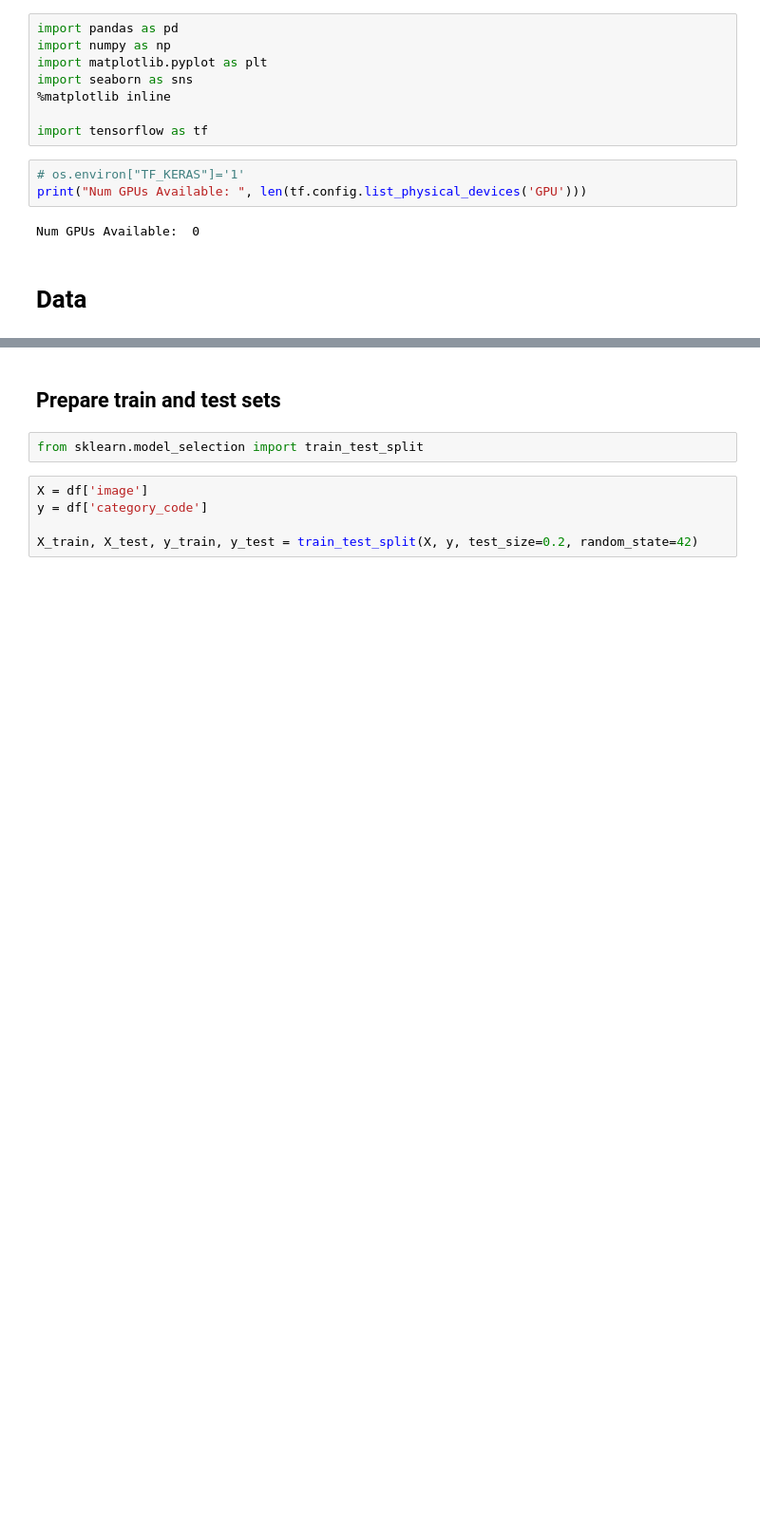
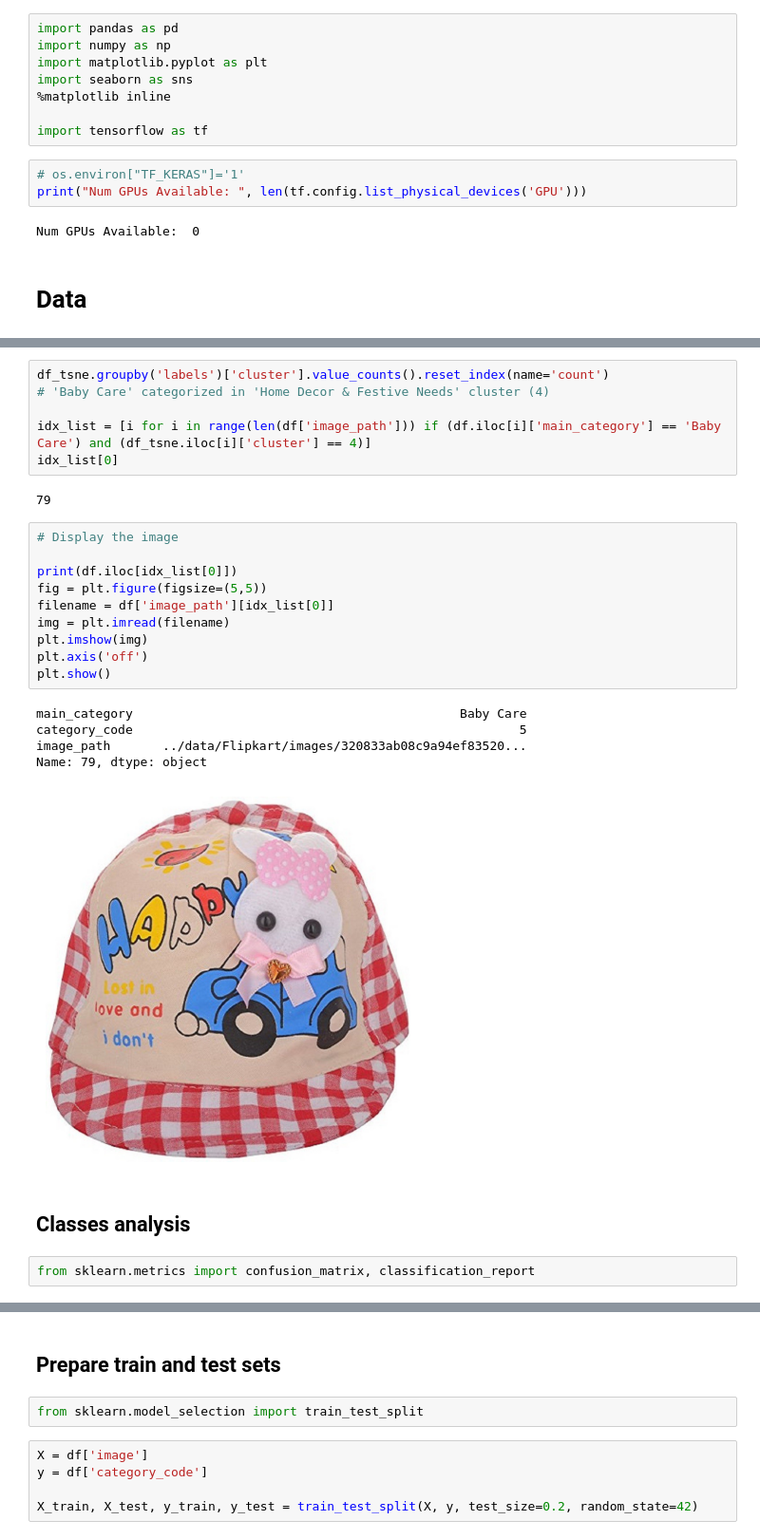
Before and after one commit to Laeti-dev/P6-txt-img_classification, a Jupyter notebook: notebooks/Ikusawa_Laetitia_2_classification.ipynb, the cells around one changed output, grey strips where cells are left out. Shown at 95% size. Drawn from its saved outputs; the diff is of its cells as text; blank space fills up the shorter version.

Commit message:
classes analysis

```diff
--- a/notebooks/Ikusawa_Laetitia_2_classification.ipynb
+++ b/notebooks/Ikusawa_Laetitia_2_classification.ipynb
@@ -40,0 +210,28 @@ See the caveats in the documentation: https://pandas.pydata.org/pandas-docs/stab
+# %%
+df_tsne.groupby('labels')['cluster'].value_counts().reset_index(name='count')
+# 'Baby Care' categorized in 'Home Decor & Festive Needs' cluster (4)
+
+idx_list = [i for i in range(len(df['image_path'])) if (df.iloc[i]['main_category'] == 'Baby Care') and (df_tsne.iloc[i]['cluster'] == 4)]
+idx_list[0]
+# %% [output]
+79
+# %%
+# Display the image
+
+print(df.iloc[idx_list[0]])
+fig = plt.figure(figsize=(5,5))
+filename = df['image_path'][idx_list[0]]
+img = plt.imread(filename)
+plt.imshow(img)
+plt.axis('off')
+plt.show()
+# %% [output]
+main_category                                            Baby Care
+category_code                                                    5
+image_path       ../data/Flipkart/images/320833ab08c9a94ef83520...
+Name: 79, dtype: object
+[figure, added]
+# %% [markdown]
+## Classes analysis
+# %%
+from sklearn.metrics import confusion_matrix, classification_report
```
Also changed, not shown: parts of 24 cells of this notebook.
